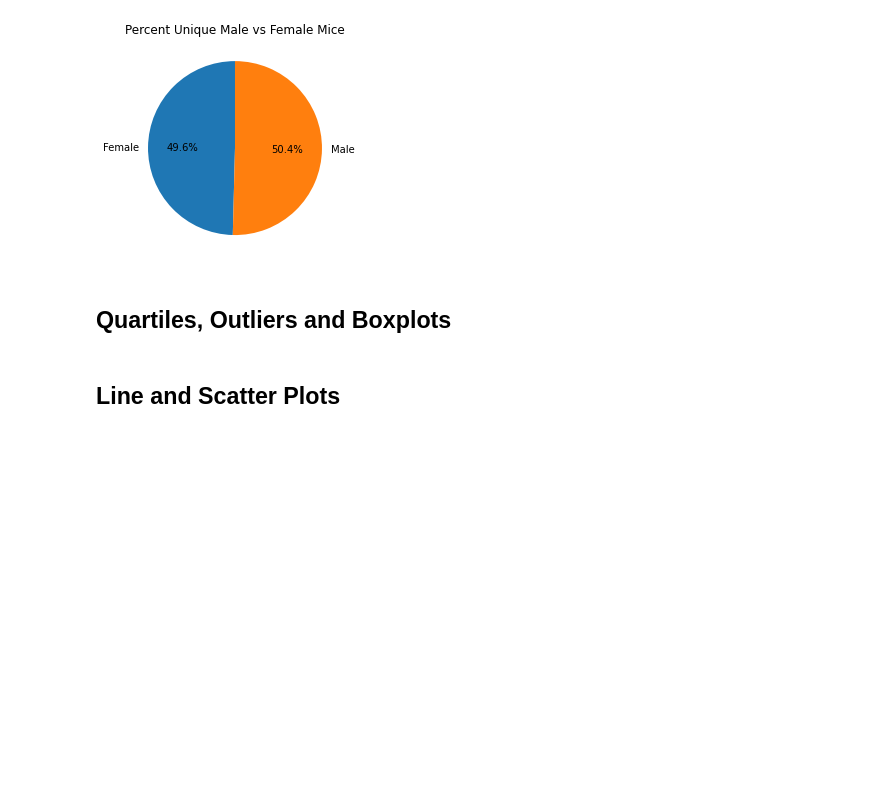
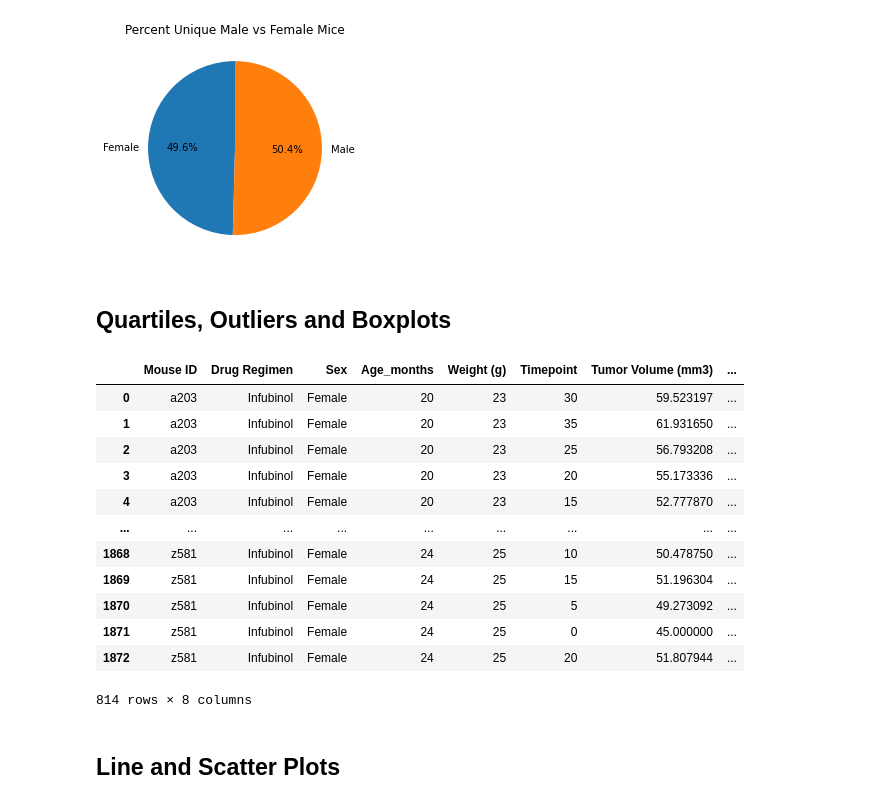
Before and after one commit to LaurenGT/pymaceuticals_analysis, a Jupyter notebook: pymaceuticals_starter.ipynb, the cells around one changed output. Drawn from its saved outputs; the diff is of its cells as text; code cells hidden in the pictures; blank space fills up the shorter version.

```diff
--- a/pymaceuticals_starter.ipynb
+++ b/pymaceuticals_starter.ipynb
@@ -237,11 +237,28 @@ plt.show()
 # %%
 # Calculate the final tumor volume of each mouse across four of the treatment regimens:
 # Capomulin, Ramicane, Infubinol, and Ceftamin
+
+reduced_tx_df = clean_mouse_data.loc[(clean_mouse_data["Drug Regimen"] == "Capomulin") | (clean_mouse_data["Drug Regimen"] == "Ramicane") | (clean_mouse_data["Drug Regimen"] == "Infubinol") | (clean_mouse_data["Drug Regimen"] == "Ceftamin")]
+reduced_tx_df
 
 # Start by getting the last (greatest) timepoint for each mouse
 
 
 # Merge this group df with the original dataframe to get the tumor volume at the last timepoint
+# %% [output]
+|  | Mouse ID | Drug Regimen | Sex | Age_months | Weight (g) | Timepoint | Tumor Volume (mm3) | ... |
+| 0 | a203 | Infubinol | Female | 20 | 23 | 30 | 59.523197 | ... |
+| 1 | a203 | Infubinol | Female | 20 | 23 | 35 | 61.931650 | ... |
+| 2 | a203 | Infubinol | Female | 20 | 23 | 25 | 56.793208 | ... |
+| 3 | a203 | Infubinol | Female | 20 | 23 | 20 | 55.173336 | ... |
+| 4 | a203 | Infubinol | Female | 20 | 23 | 15 | 52.777870 | ... |
+| ... | ... | ... | ... | ... | ... | ... | ... | ... |
+| 1868 | z581 | Infubinol | Female | 24 | 25 | 10 | 50.478750 | ... |
+| 1869 | z581 | Infubinol | Female | 24 | 25 | 15 | 51.196304 | ... |
+| 1870 | z581 | Infubinol | Female | 24 | 25 | 5 | 49.273092 | ... |
+| 1871 | z581 | Infubinol | Female | 24 | 25 | 0 | 45.000000 | ... |
+| 1872 | z581 | Infubinol | Female | 24 | 25 | 20 | 51.807944 | ... |
+814 rows × 8 columns
 # %%
 # Put treatments into a list for a for loop (and later for plot labels)
 
```
